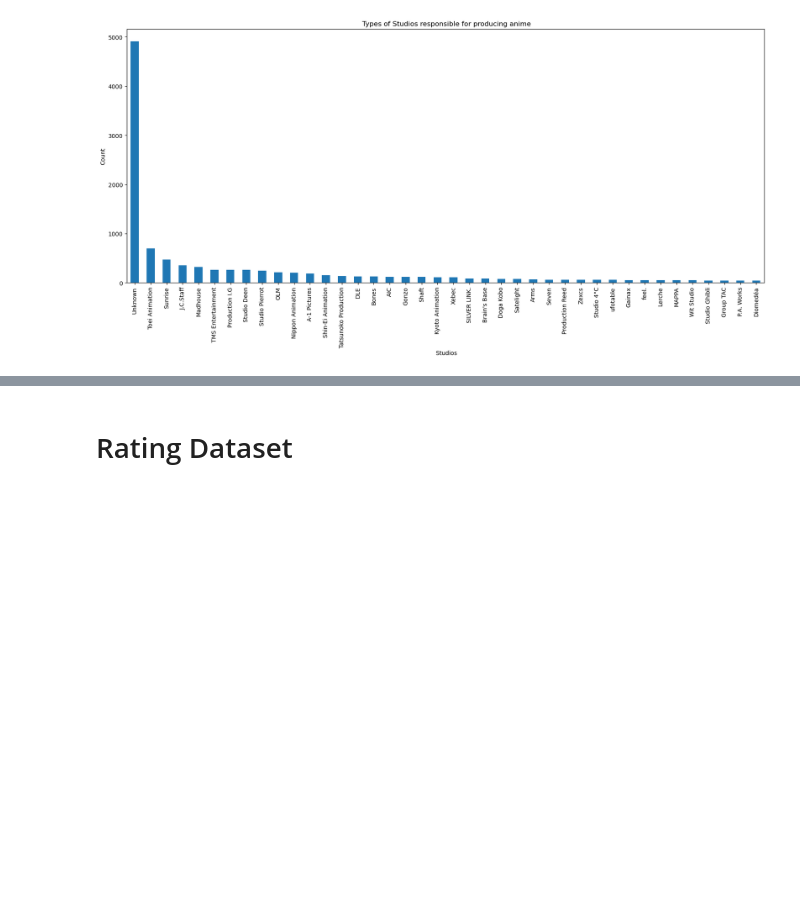
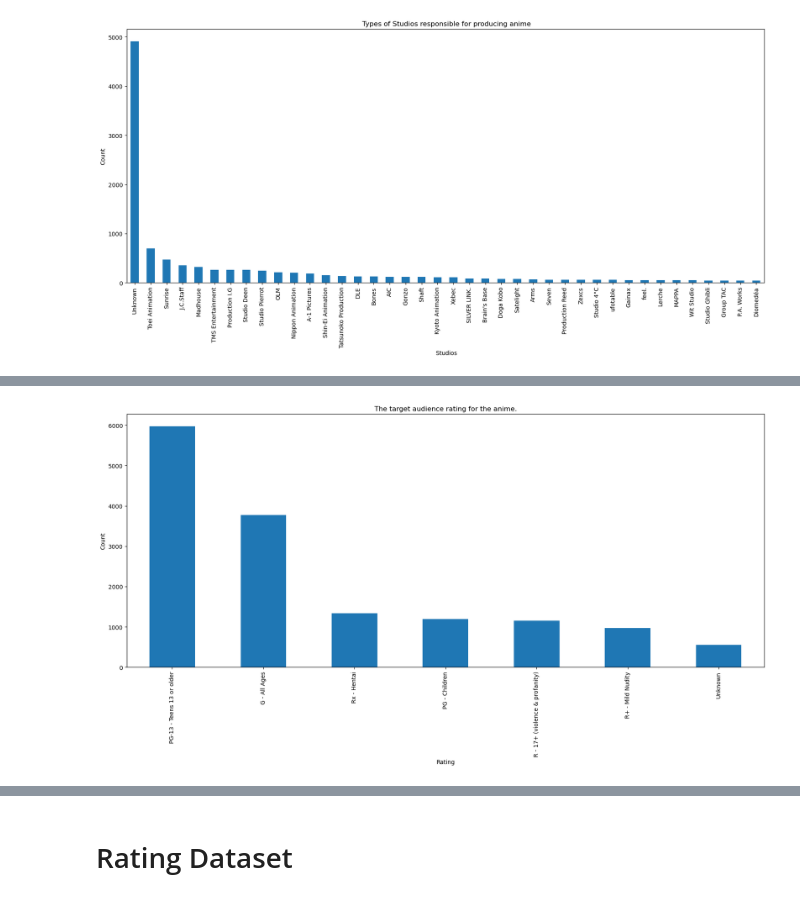
Before and after one commit to ShubhamGupta2505/MachineLearningPractice, a Jupyter notebook: anime-analysis.ipynb, the cells around one changed output, grey strips where cells are left out. Saved outputs shown, nothing was run; the diff lists cells and outputs as text; code cells hidden in the pictures; blank space fills up the shorter version.

```diff
--- a/anime-analysis.ipynb
+++ b/anime-analysis.ipynb
@@ -324,0 +351,13 @@ plt.show()
+# %%
+rating_counts = anime['Rating'].value_counts().head(40)
+
+# Plotting the bar graph
+plt.figure(figsize=(20,8))
+rating_counts.plot(kind='bar')
+plt.title('The target audience rating for the anime.')
+plt.xlabel('Rating')
+plt.ylabel('Count')
+plt.xticks(rotation=90)
+plt.show()
+# %% [output]
+[figure, added]
```
Also changed, not shown: parts of 6 cells of this notebook.
